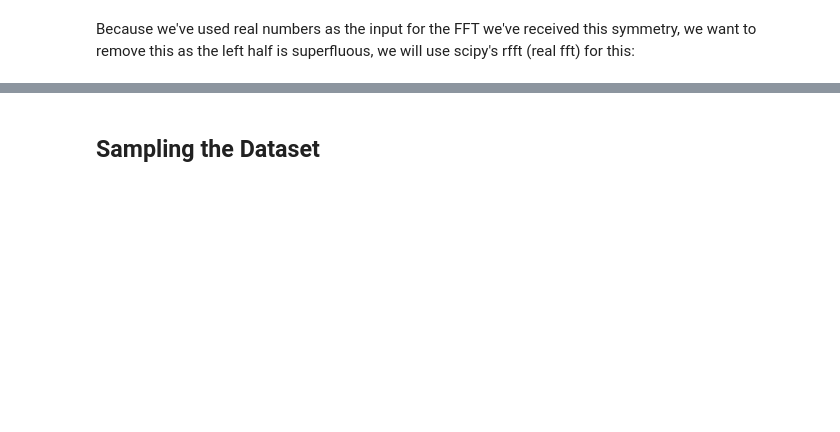
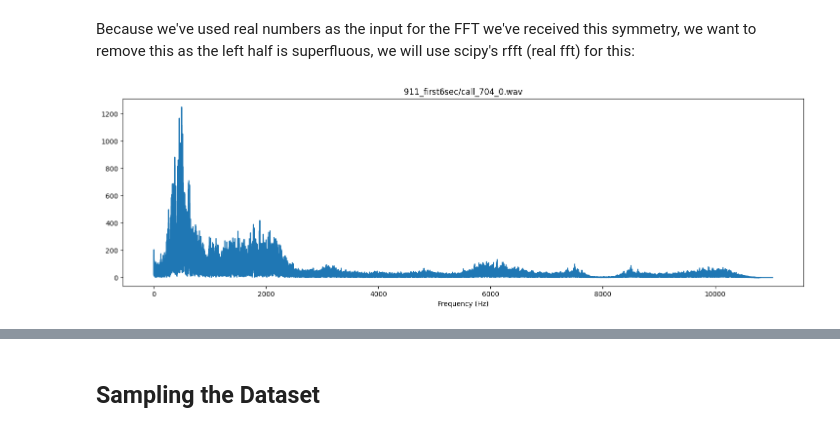
Before and after one commit to ramwtz/data-science-project, a Jupyter notebook: draft/basic_model_train.ipynb, the cells around one changed output, grey strips where cells are left out. Cells and saved outputs as stored; diff of their text form; code cells hidden in the pictures; blank space fills up the shorter version.

```diff
--- a/draft/basic_model_train.ipynb
+++ b/draft/basic_model_train.ipynb
@@ -304,15 +299,16 @@ time: 332 ms (started: 2023-09-24 17:08:20 +00:00)
 # %% [markdown]
 Because we've used real numbers as the input for the FFT we've received this symmetry, we want to remove this as the left half is superfluous, we will use scipy's rfft (real fft) for this:
 # %%
-def magnitude_spectrum(file_name, data, sample_rate):
-  ft = np.fft.rfft(data)
-  mag_spec = np.abs(ft)
-  frequency_bins = fft.rfftfreq(sample_rate*6, 1/sample_rate)
+# switch to real fft
+ft = fft.rfft(sample_data)
+mag_spec = np.abs(ft)
+frequency_bins = fft.rfftfreq(sample_rate*6, 1/sample_rate)
 
-  plt.figure(figsize=(18,5))
-  plt.plot(frequency_bins, mag_spec)
-  plt.xlabel('Frequency (Hz)')
-  plt.title(file_name)
-
-  plt.show()
+# stays the same
+plt.figure(figsize=(18,5))
+plt.plot(frequency_bins, mag_spec)
+plt.xlabel('Frequency (Hz)')
+plt.title(sample_filename)
+plt.show()
 # %% [output]
+[figure, added]
```
Also changed, not shown: parts of 39 cells of this notebook.
